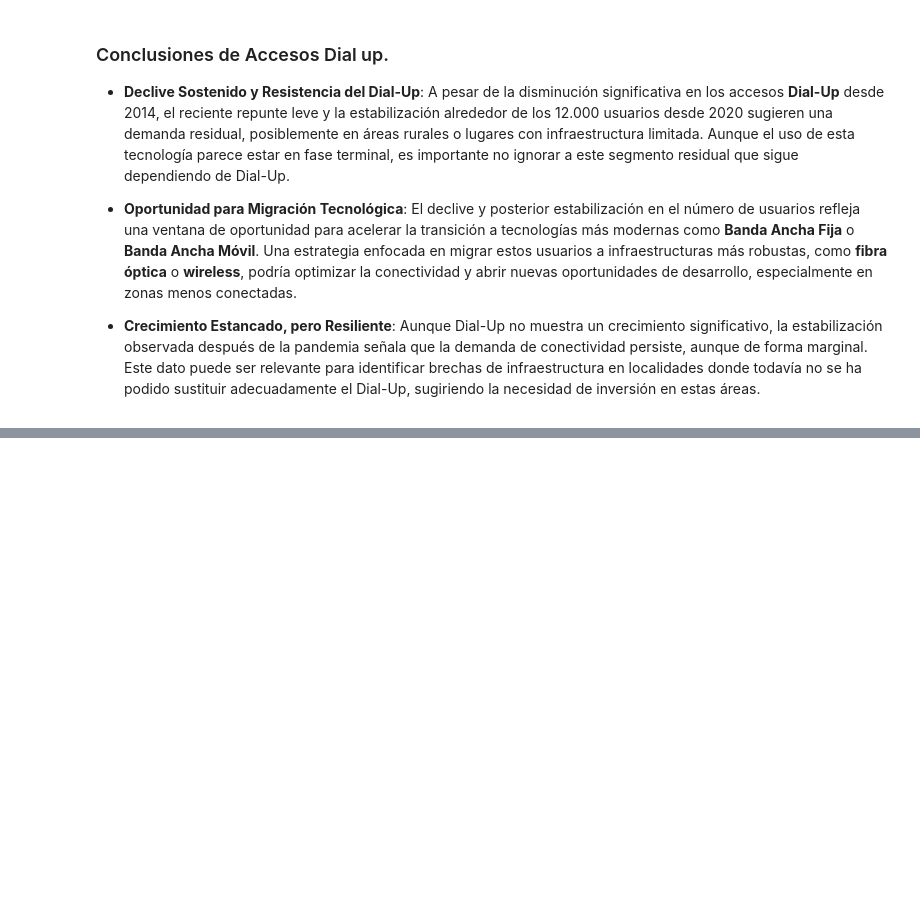
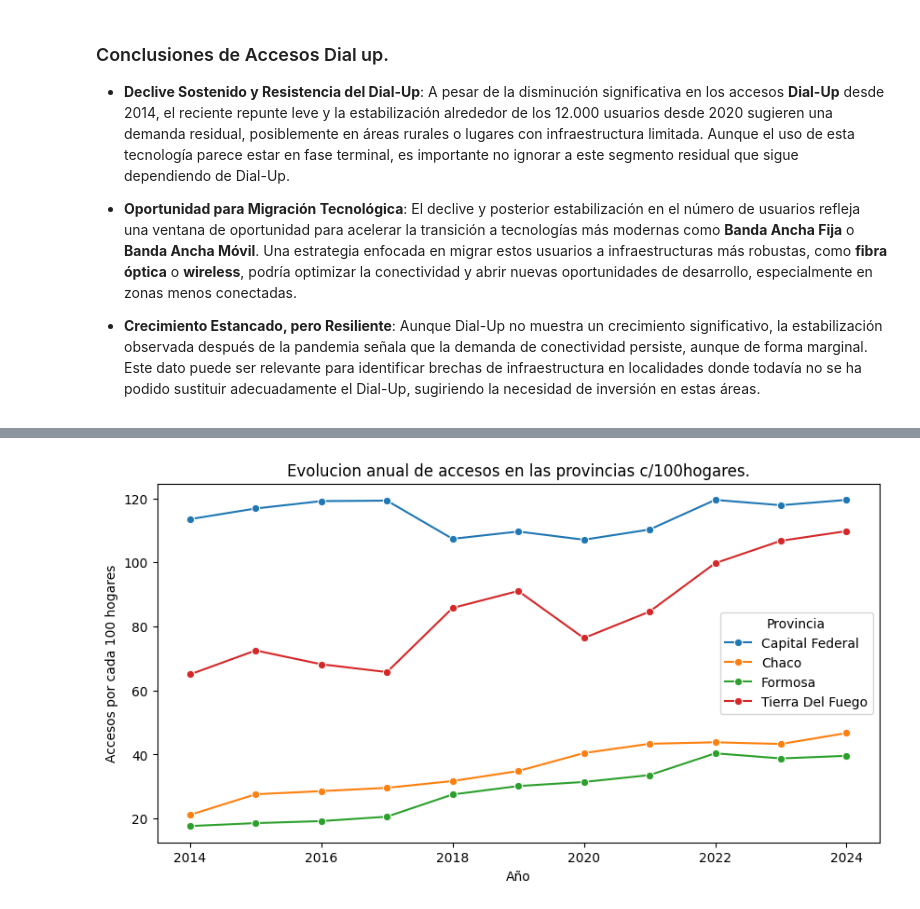
Before and after one commit to mauricioarcez/Analisis-de-Mercado-Internet-Arg, a Jupyter notebook: notebooks/eda.ipynb, the cells around one changed output, grey strips where cells are left out. Saved outputs shown, nothing was run; the diff lists cells and outputs as text; code cells hidden in the pictures; blank space fills up the shorter version.

```diff
--- a/notebooks/eda.ipynb
+++ b/notebooks/eda.ipynb
@@ -216,0 +225,14 @@ plt.show()
+# %%
+ph = pd.read_csv('../data/crudo/p_hogar.csv')
+# %%
+provincias_destacadas = ['Capital Federal', 'Tierra Del Fuego', 'Chaco', 'Formosa']
+ph_destacado =ph[ph['Provincia'].isin(provincias_destacadas)]
+# Crear el gráfico de líneas
+fig, ax = plt.subplots(figsize=(10, 5))
+
+sns.lineplot(data=ph_destacado, x='Año', y='Accesos por cada 100 hogares', hue='Provincia', marker='o', errorbar=None)
+ax.set_title('Evolucion anual de accesos en las provincias c/100hogares.', fontsize=12)
+
+plt.show()
+# %% [output]
+[figure, added]
```
Also changed, not shown: parts of 8 cells of this notebook, 1 other file.
